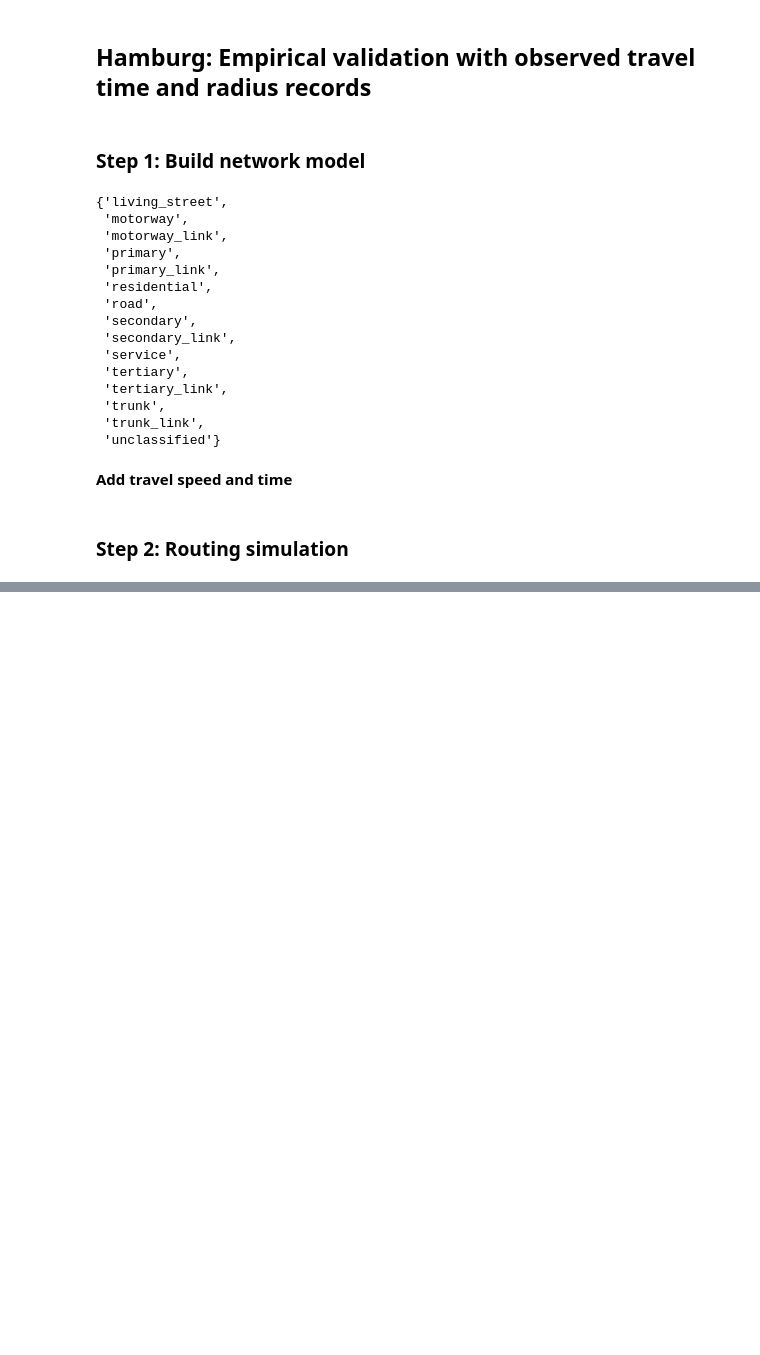
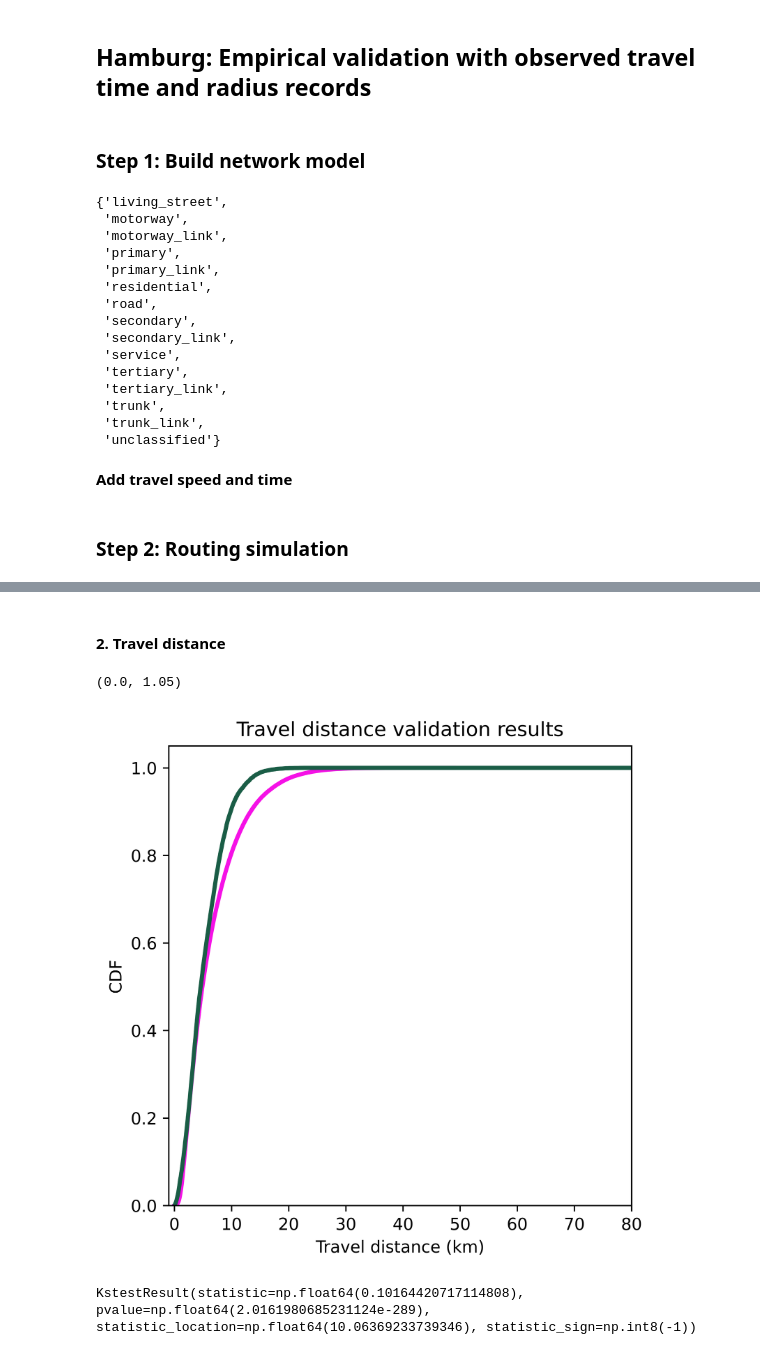
Before and after one commit to jesuslovesyiyi/Global-road-network-resilience, a Jupyter notebook: analysis/05_Validation.ipynb, the cells around one changed output, grey strips where cells are left out. Drawn from its saved outputs; the diff is of its cells as text; code cells hidden in the pictures; blank space fills up the shorter version.

```diff
--- a/analysis/05_Validation.ipynb
+++ b/analysis/05_Validation.ipynb
@@ -1625,0 +1707,65 @@ Hamburg_raw
+# %% [markdown]
+#### 2. Travel distance
+# %%
+'''Travel Distance'''
+# Make a copy of the ground truth dataframe
+True_df = H_df
+# Convert meters to km
+True_df['traveled_distance_km'] = True_df['traveled_distance']/1000
+# Compute CDF
+True_df['cnt'] = 1
+True_df = True_df.sort_values(by="traveled_distance_km", ascending=True).reset_index(drop=True)
+True_df["traveled_distance_km_cusum"] = np.cumsum(True_df["cnt"]) / max(np.cumsum(True_df["cnt"]))
+
+Sim_df = OD_df
+# Convert meters to km
+Sim_df['route_dist_km'] = Sim_df['route_dist_m']/1000
+Sim_df['cnt'] = 1
+Sim_df = Sim_df.sort_values(by="route_dist_km", ascending=True).reset_index(drop=True)
+Sim_df["route_dist_km_cusum"] = np.cumsum(Sim_df["cnt"]) / max(np.cumsum(Sim_df["cnt"]))
+# %%
+'''Plot'''
+# Set max travel duration (minutes)
+max_km = 80
+
+fig = plt.figure(dpi=1000, figsize=(5,5))
+ax = fig.add_subplot(111)
+# Ground truth data
+ax.plot(True_df["traveled_distance_km"], True_df["traveled_distance_km_cusum"], label="Truth", color="#f511e6", linewidth=2.5)
+plt.ylabel("CDF")
+plt.xlabel("Travel distance (km)")
+plt.title("Travel distance validation results")
+
+# Simulation
+x_series = pd.concat(
+    [
+        Sim_df["route_dist_km"],
+        pd.Series(range(round(Sim_df["route_dist_km"].max()), max_minutes))
+    ],
+    ignore_index=True
+)
+
+cdf_series = pd.concat(
+    [
+        Sim_df["route_dist_km_cusum"],
+        pd.Series([1] * pd.Series(range(round(Sim_df["route_dist_km"].max()), max_minutes)).shape[0])
+    ],
+    ignore_index=True
+)
+ax.plot(x_series, cdf_series, color="#1a5d46", linewidth=2.5)
+
+plt.xlim(-1, max_km)
+plt.ylim(0, 1.05)
+# %% [output]
+(0.0, 1.05)
+[figure, added]
+# %%
+from scipy.stats import ks_2samp
+sample1 = []
+for i in range(len(True_df)):
+    sample1.extend( [True_df['traveled_distance_km'].iloc[i]] * round((True_df['cnt'].iloc[i])) )
+
+sample2 = list(Sim_df["route_dist_km"])
+print(ks_2samp(sample1, sample2))
+# %% [output]
+KstestResult(statistic=np.float64(0.10164420717114808), pvalue=np.float64(2.0161980685231124e-289), statistic_location=np.float64(10.06369233739346), statistic_sign=np.int8(-1))
```
Also changed, not shown: parts of 16 cells of this notebook.
